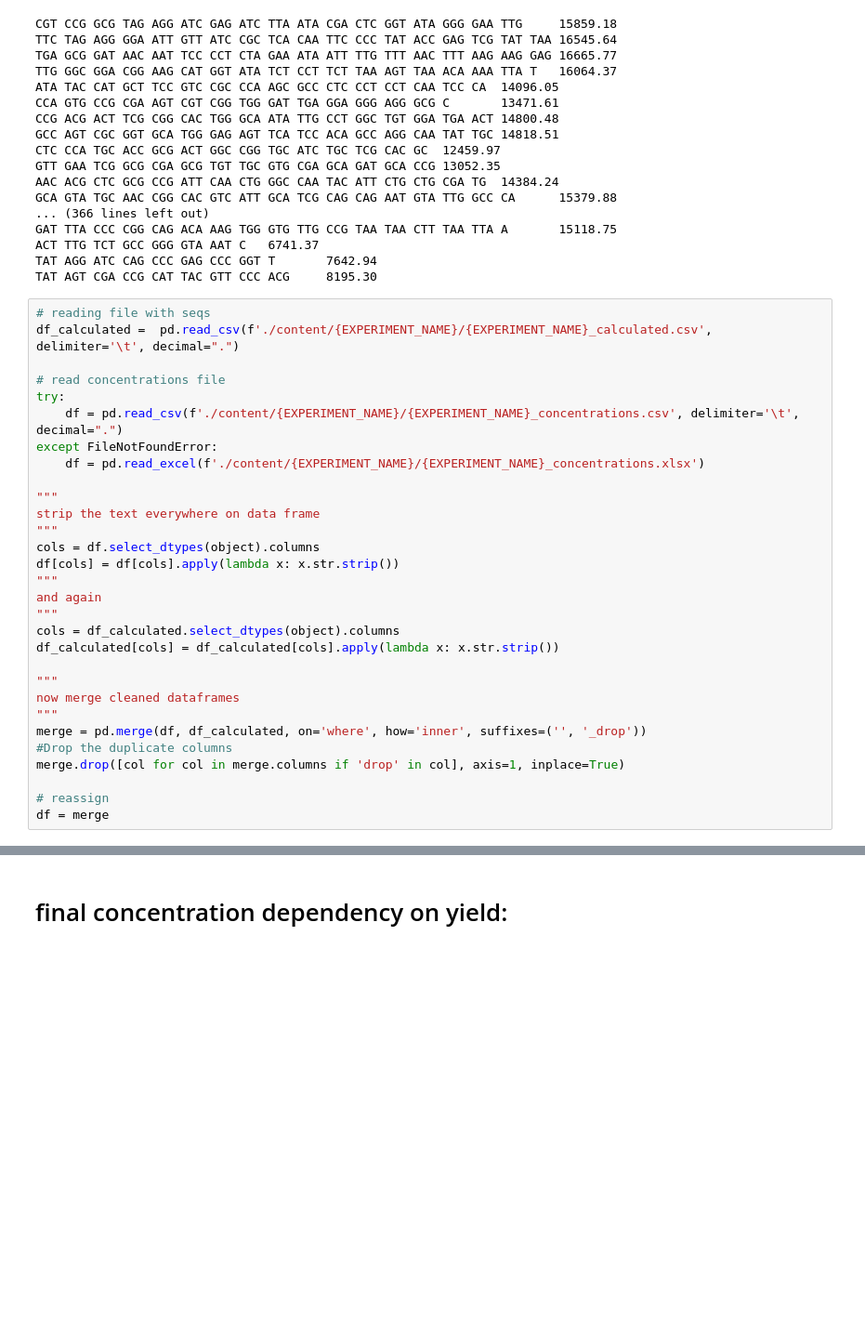
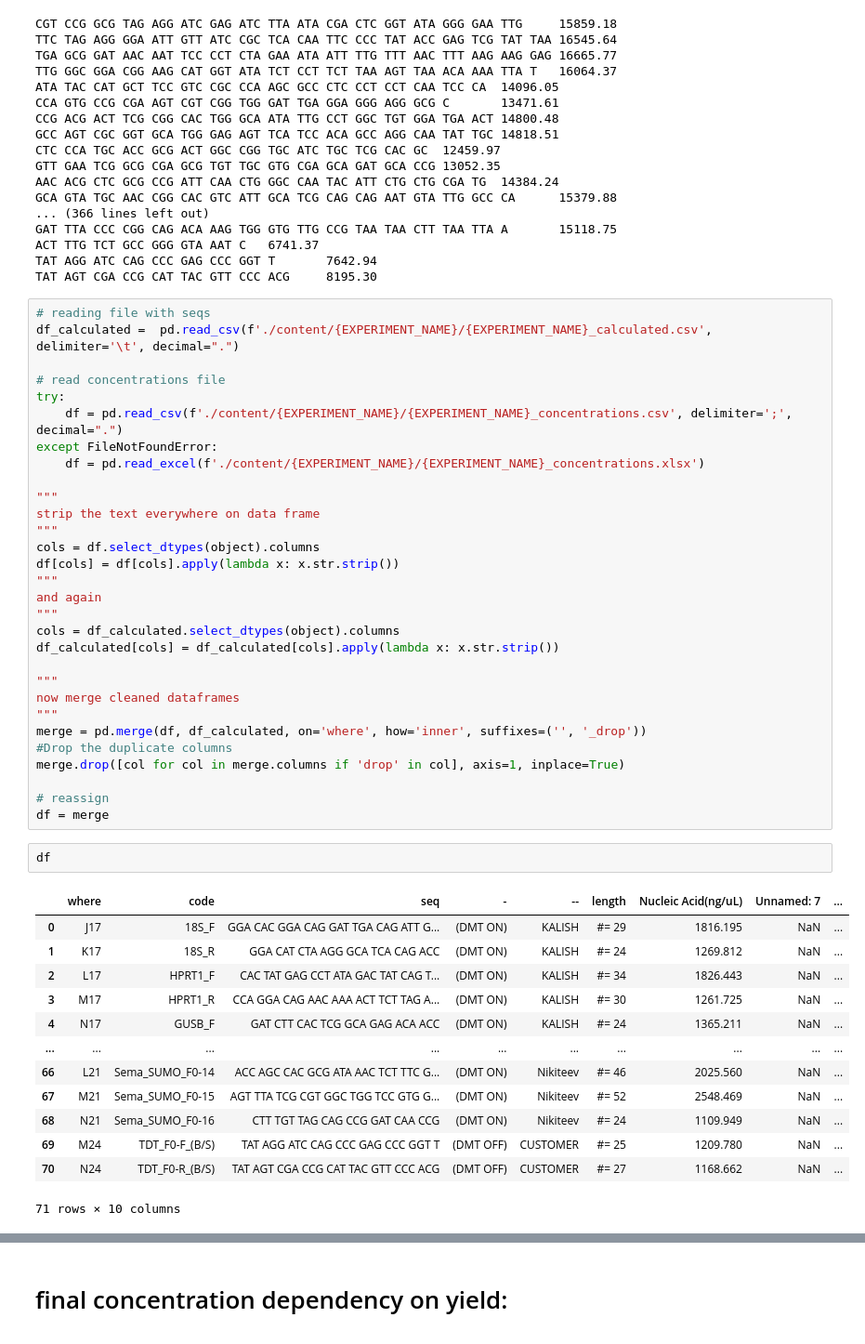
Before and after one commit to radical-subject/gene_synthesis_automatization_tools, a Jupyter notebook: MAIN_PIPELINE/MAIN_PIPELINE.ipynb, the cells around one changed output, grey strips where cells are left out. Shown at 93% size. Drawn from its saved outputs; the diff is of its cells as text; blank space fills up the shorter version.

```diff
--- a/MAIN_PIPELINE/MAIN_PIPELINE.ipynb
+++ b/MAIN_PIPELINE/MAIN_PIPELINE.ipynb
@@ -121,7 +121,7 @@ df_calculated =  pd.read_csv(f'./content/{EXPERIMENT_NAME}/{EXPERIMENT_NAME}_cal
 
 # read concentrations file
 try:
-    df = pd.read_csv(f'./content/{EXPERIMENT_NAME}/{EXPERIMENT_NAME}_concentrations.csv', delimiter='\t', decimal=".")
+    df = pd.read_csv(f'./content/{EXPERIMENT_NAME}/{EXPERIMENT_NAME}_concentrations.csv', delimiter=';', decimal=".")
 except FileNotFoundError:
     df = pd.read_excel(f'./content/{EXPERIMENT_NAME}/{EXPERIMENT_NAME}_concentrations.xlsx')
 
@@ -145,6 +145,22 @@ merge.drop([col for col in merge.columns if 'drop' in col], axis=1, inplace=True
 
 # reassign
 df = merge
+# %%
+df
+# %% [output]
+|  | where | code | seq | - | -- | length | Nucleic Acid(ng/uL) | Unnamed: 7 | ... |
+| 0 | J17 | 18S_F | GGA CAC GGA CAG GAT TGA CAG ATT G... | (DMT ON) | KALISH | #= 29 | 1816.195 | NaN | ... |
+| 1 | K17 | 18S_R | GGA CAT CTA AGG GCA TCA CAG ACC | (DMT ON) | KALISH | #= 24 | 1269.812 | NaN | ... |
+| 2 | L17 | HPRT1_F | CAC TAT GAG CCT ATA GAC TAT CAG T... | (DMT ON) | KALISH | #= 34 | 1826.443 | NaN | ... |
+| 3 | M17 | HPRT1_R | CCA GGA CAG AAC AAA ACT TCT TAG A... | (DMT ON) | KALISH | #= 30 | 1261.725 | NaN | ... |
+| 4 | N17 | GUSB_F | GAT CTT CAC TCG GCA GAG ACA ACC | (DMT ON) | KALISH | #= 24 | 1365.211 | NaN | ... |
+| ... | ... | ... | ... | ... | ... | ... | ... | ... | ... |
+| 66 | L21 | Sema_SUMO_F0-14 | ACC AGC CAC GCG ATA AAC TCT TTC G... | (DMT ON) | Nikiteev | #= 46 | 2025.560 | NaN | ... |
+| 67 | M21 | Sema_SUMO_F0-15 | AGT TTA TCG CGT GGC TGG TCC GTG G... | (DMT ON) | Nikiteev | #= 52 | 2548.469 | NaN | ... |
+| 68 | N21 | Sema_SUMO_F0-16 | CTT TGT TAG CAG CCG GAT CAA CCG | (DMT ON) | Nikiteev | #= 24 | 1109.949 | NaN | ... |
+| 69 | M24 | TDT_F0-F_(B/S) | TAT AGG ATC CAG CCC GAG CCC GGT T | (DMT OFF) | CUSTOMER | #= 25 | 1209.780 | NaN | ... |
+| 70 | N24 | TDT_F0-R_(B/S) | TAT AGT CGA CCG CAT TAC GTT CCC ACG | (DMT OFF) | CUSTOMER | #= 27 | 1168.662 | NaN | ... |
+71 rows × 10 columns
 # %%
 import sys
 from Bio.Seq import Seq
```
Also changed, not shown: parts of 13 cells of this notebook, 33 other files.
